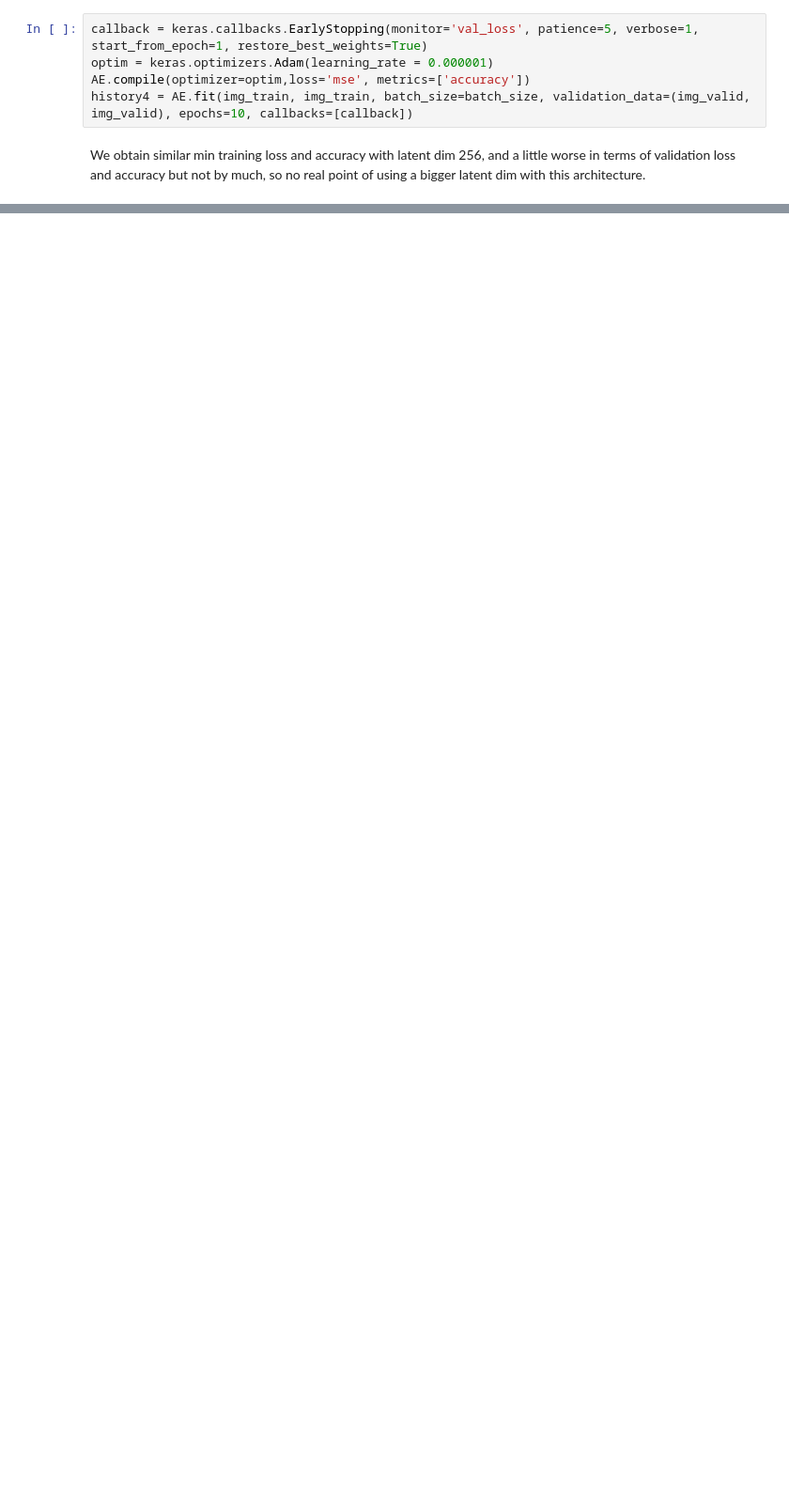
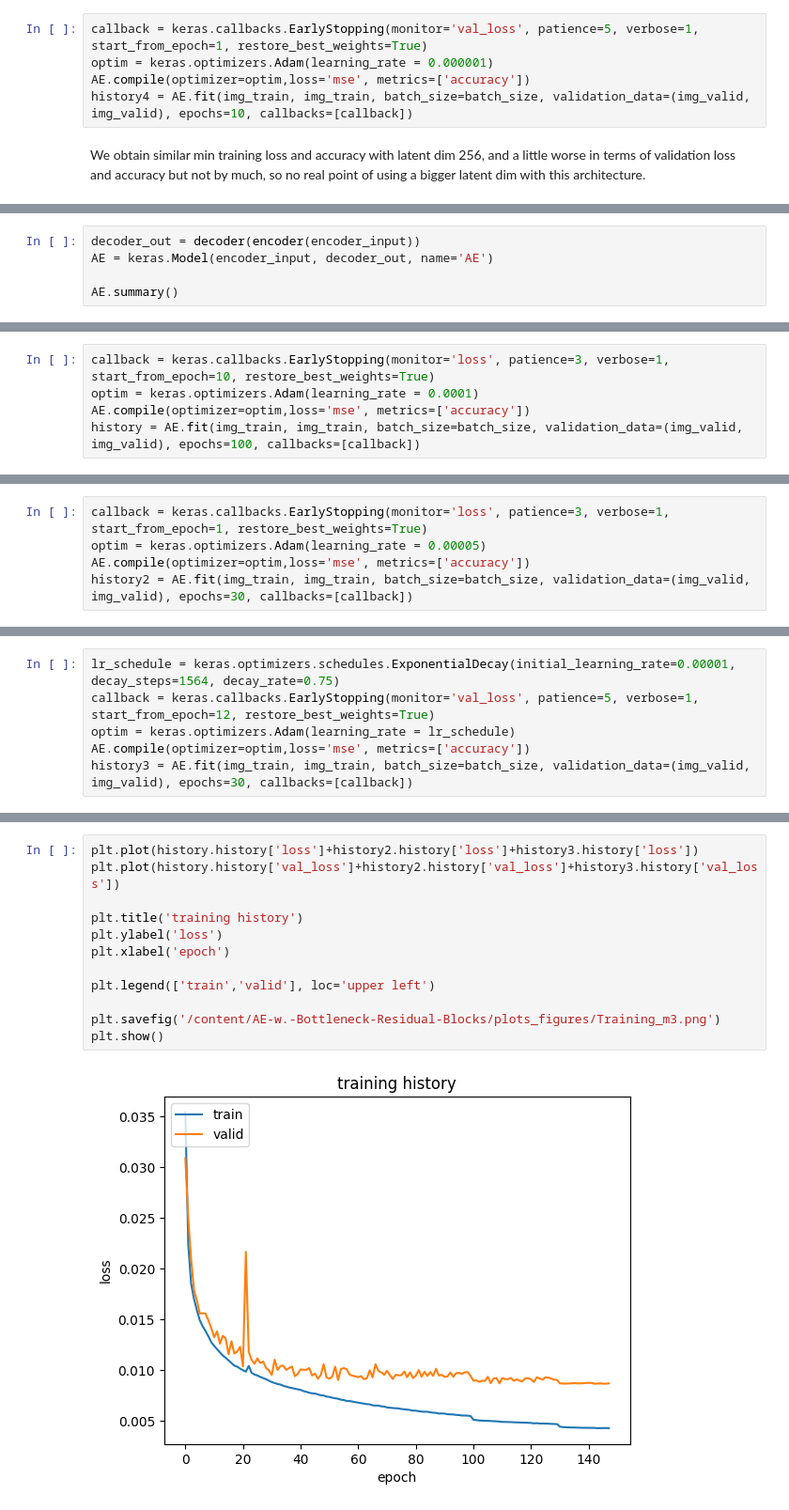
Before and after one commit to AtSourav/AE-w.-Bottleneck-Residual-Blocks, a Jupyter notebook: AE_cifar10_residual_blocks_m3.ipynb, the cells around one changed output, grey strips where cells are left out. Shown at 94% size. Cells and saved outputs as stored; diff of their text form; blank space fills up the shorter version.

```diff
--- a/AE_cifar10_residual_blocks_m3.ipynb
+++ b/AE_cifar10_residual_blocks_m3.ipynb
@@ -936,0 +1112,5 @@ We obtain similar min training loss and accuracy with latent dim 256, and a litt
+# %%
+decoder_out = decoder(encoder(encoder_input))
+AE = keras.Model(encoder_input, decoder_out, name='AE')
+
+AE.summary()
@@ -936,0 +1139,5 @@ We obtain similar min training loss and accuracy with latent dim 256, and a litt
+# %%
+callback = keras.callbacks.EarlyStopping(monitor='loss', patience=3, verbose=1, start_from_epoch=10, restore_best_weights=True)
+optim = keras.optimizers.Adam(learning_rate = 0.0001)
+AE.compile(optimizer=optim,loss='mse', metrics=['accuracy'])
+history = AE.fit(img_train, img_train, batch_size=batch_size, validation_data=(img_valid, img_valid), epochs=100, callbacks=[callback])
@@ -936,0 +1162,5 @@ We obtain similar min training loss and accuracy with latent dim 256, and a litt
+# %%
+callback = keras.callbacks.EarlyStopping(monitor='loss', patience=3, verbose=1, start_from_epoch=1, restore_best_weights=True)
+optim = keras.optimizers.Adam(learning_rate = 0.00005)
+AE.compile(optimizer=optim,loss='mse', metrics=['accuracy'])
+history2 = AE.fit(img_train, img_train, batch_size=batch_size, validation_data=(img_valid, img_valid), epochs=30, callbacks=[callback])
@@ -936,0 +1185,6 @@ We obtain similar min training loss and accuracy with latent dim 256, and a litt
+# %%
+lr_schedule = keras.optimizers.schedules.ExponentialDecay(initial_learning_rate=0.00001, decay_steps=1564, decay_rate=0.75)
+callback = keras.callbacks.EarlyStopping(monitor='val_loss', patience=5, verbose=1, start_from_epoch=12, restore_best_weights=True)
+optim = keras.optimizers.Adam(learning_rate = lr_schedule)
+AE.compile(optimizer=optim,loss='mse', metrics=['accuracy'])
+history3 = AE.fit(img_train, img_train, batch_size=batch_size, validation_data=(img_valid, img_valid), epochs=30, callbacks=[callback])
@@ -936,0 +1209,14 @@ We obtain similar min training loss and accuracy with latent dim 256, and a litt
+# %%
+plt.plot(history.history['loss']+history2.history['loss']+history3.history['loss'])
+plt.plot(history.history['val_loss']+history2.history['val_loss']+history3.history['val_loss'])
+
+plt.title('training history')
+plt.ylabel('loss')
+plt.xlabel('epoch')
+
+plt.legend(['train','valid'], loc='upper left')
+
+plt.savefig('/content/AE-w.-Bottleneck-Residual-Blocks/plots_figures/Training_m3.png')
+plt.show()
+# %% [output]
+[figure, added]
```
Also changed, not shown: parts of 25 cells of this notebook.
